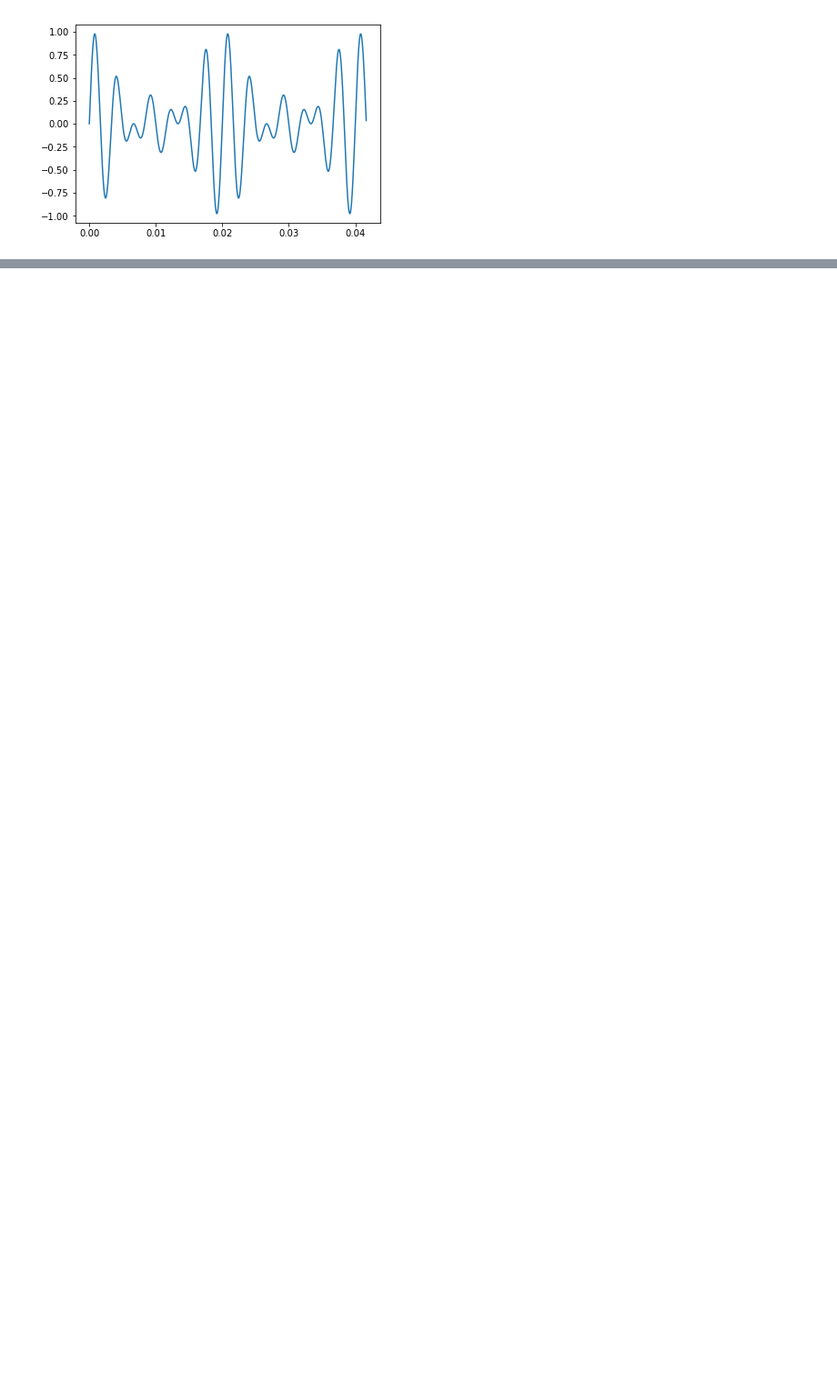
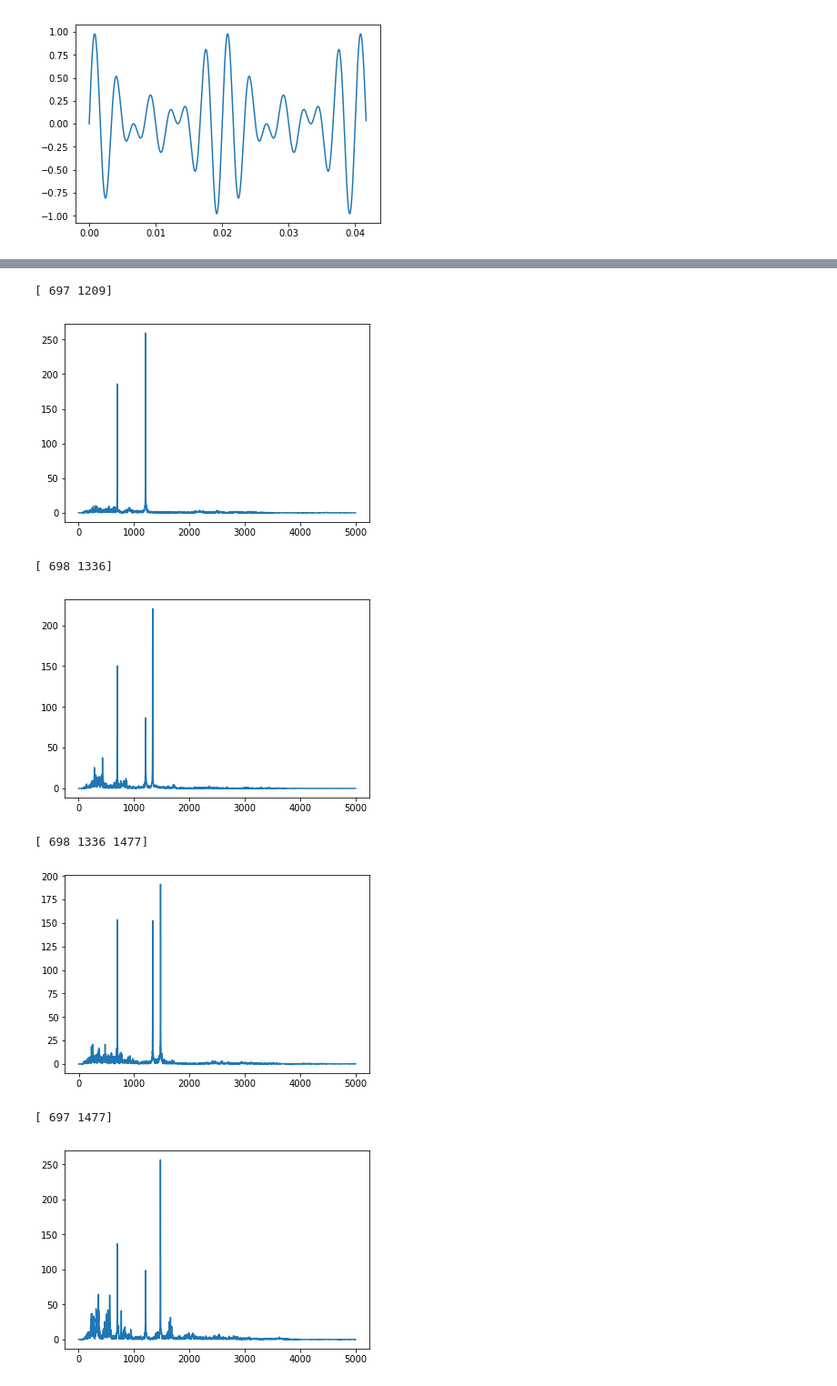
Before and after one commit to wesleygas/urban-piriquito, a Jupyter notebook: testeMaximo.ipynb, the cells around one changed output, grey strips where cells are left out. Shown at 91% size. Cells and saved outputs as stored; diff of their text form; code cells hidden in the pictures; blank space fills up the shorter version.

```diff
--- a/testeMaximo.ipynb
+++ b/testeMaximo.ipynb
@@ -76,0 +86,24 @@ myrecording = sd.playrec(sinalao, fs, channels=1)
+# %%
+x = 0
+fs = 48000
+while True:
+    if(x > 4*fs):
+        break
+    cache = myrecording[x:x+fs,0]
+    frequencias,FFArray = sig.calcFFT(cache, fs)
+    frequencias = frequencias[:5000]
+    FFArray = FFArray[:5000]
+    indexes = peakutils.indexes(FFArray, thres=0.5, min_dist=60)
+    print(indexes)
+    plt.plot(frequencias,FFArray)
+    plt.show()
+    x += fs
+# %% [output]
+[ 697 1209]
+[figure, added]
+[ 698 1336]
+[figure, added]
+[ 698 1336 1477]
+[figure, added]
+[ 697 1477]
+[figure, added]
```
Also changed, not shown: parts of 6 cells of this notebook.
